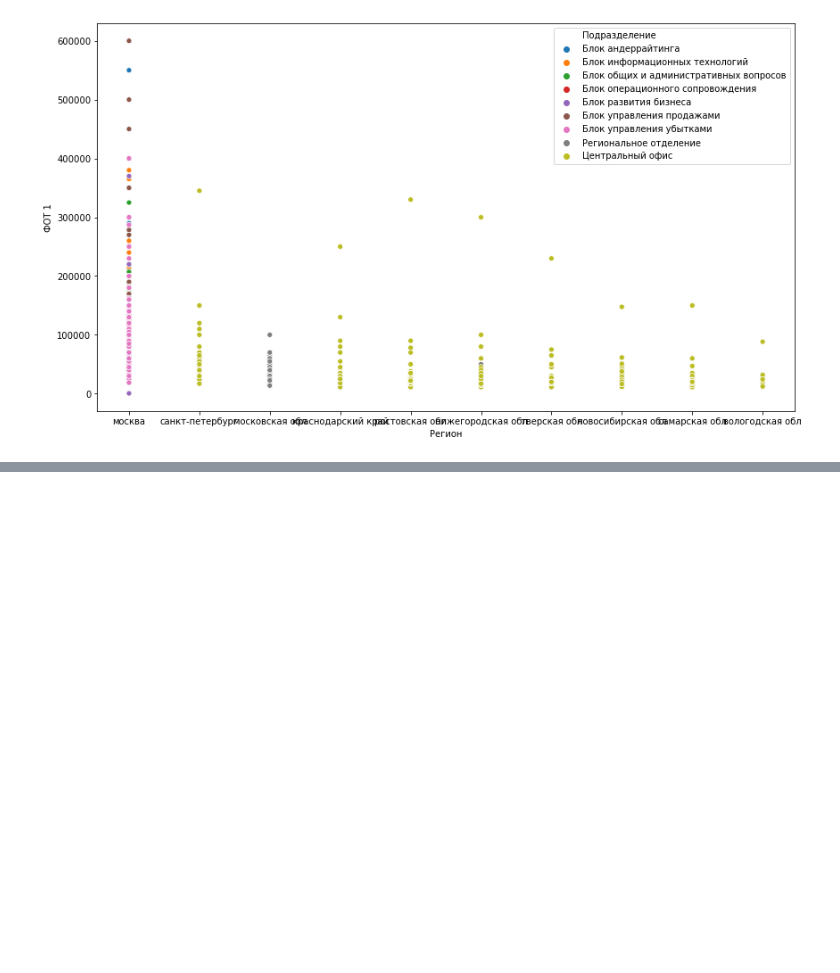
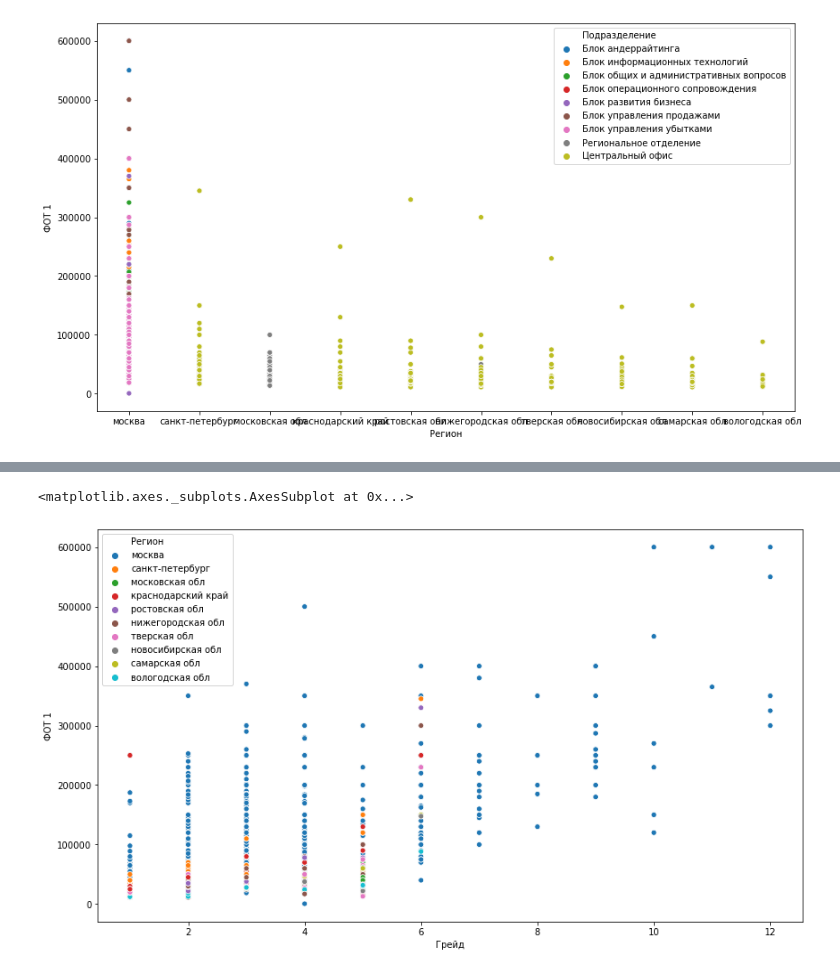
Before and after one commit to kate-red/-, a Jupyter notebook: Analysis.ipynb, the cells around one changed output, grey strips where cells are left out. Cells and saved outputs as stored; diff of their text form; code cells hidden in the pictures; blank space fills up the shorter version.

```diff
--- a/Analysis.ipynb
+++ b/Analysis.ipynb
@@ -21,0 +105,7 @@ sns.scatterplot(data=data, x='Регион', y='ФОТ 1', hue='Подразде
+# %%
+# Распределение уровня зарплаты относительно грейда и региона
+plt.figure(figsize=(14, 8))
+sns.scatterplot(data=data, x='Грейд', y='ФОТ 1', hue='Регион')
+# %% [output]
+<matplotlib.axes._subplots.AxesSubplot at 0x...>
+[figure, added]
```
Also changed, not shown: parts of 9 cells of this notebook.
